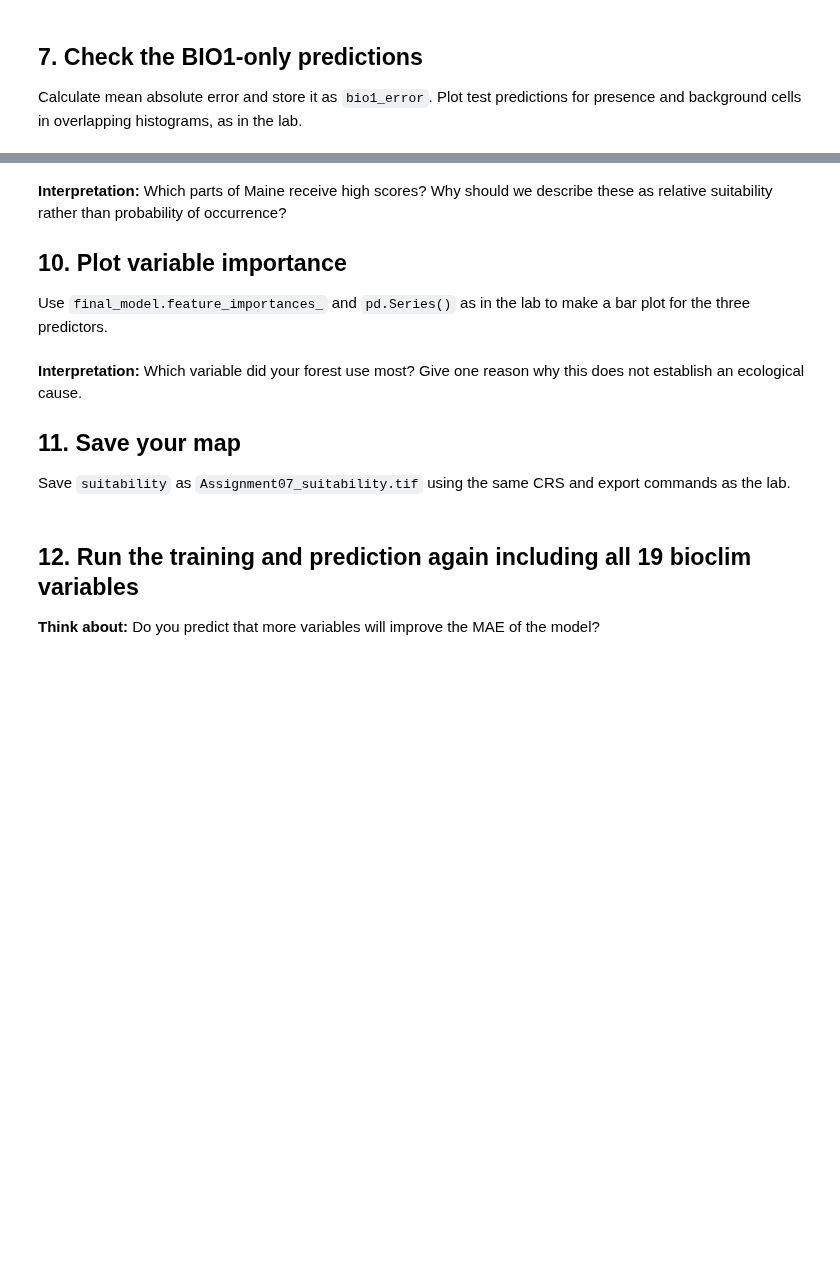
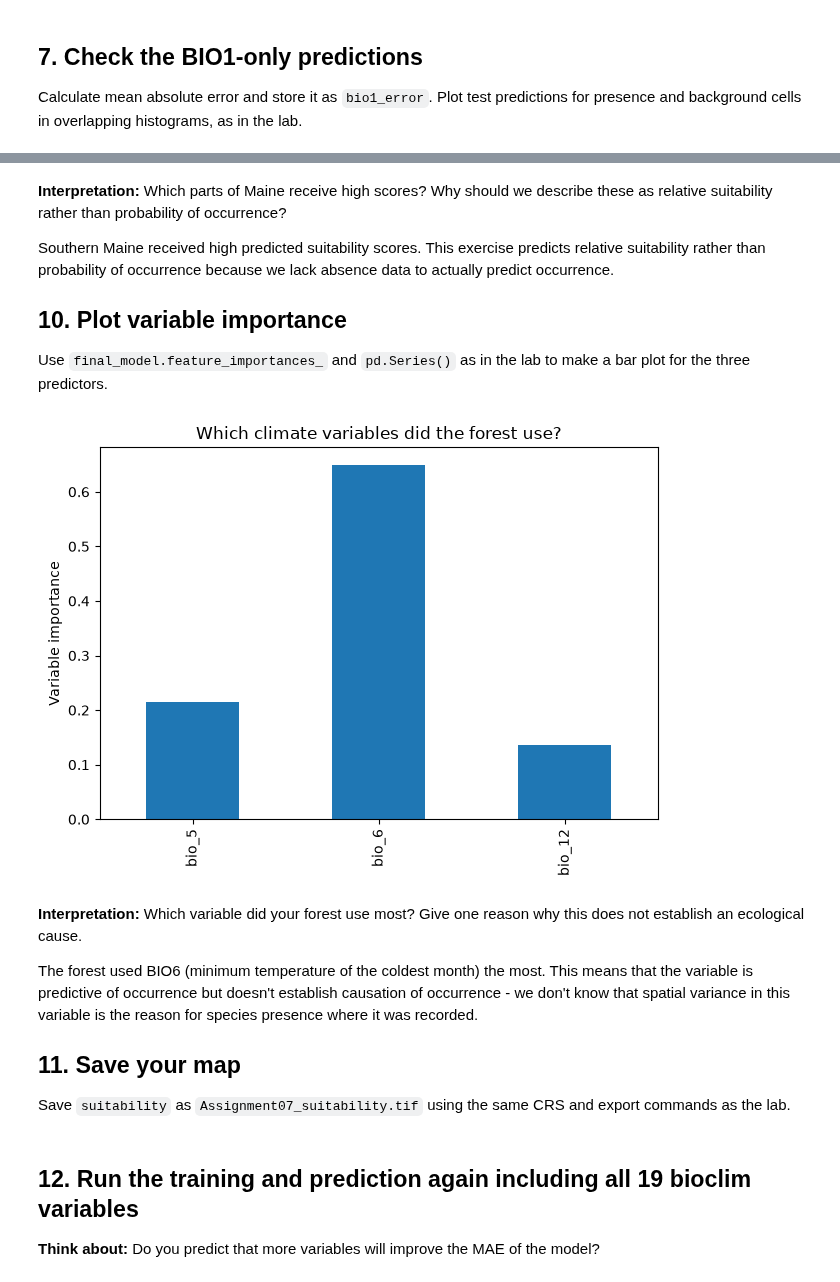
Before and after one commit to relleha/BIO597-SpatialBiodiversity, a Jupyter notebook: docs/assignments/Assignment-07-MachineLearningSDM.ipynb, the cells around one changed output, grey strips where cells are left out. Cells and saved outputs as stored; diff of their text form; code cells hidden in the pictures; blank space fills up the shorter version.

```diff
--- a/docs/assignments/Assignment-07-MachineLearningSDM.ipynb
+++ b/docs/assignments/Assignment-07-MachineLearningSDM.ipynb
@@ -115,13 +286,26 @@ Fit a new `final_model` using all modeling rows and the three predictors. Predic
 # %% [markdown]
 **Interpretation:** Which parts of Maine receive high scores? Why should we describe these as relative suitability rather than probability of occurrence?
+
+Southern Maine received high predicted suitability scores. This exercise predicts relative suitability rather than probability of occurrence because we lack absence data to actually predict occurrence.
+
 
 ## 10. Plot variable importance
 
 Use `final_model.feature_importances_` and `pd.Series()` as in the lab to make a bar plot for the three predictors.
 # %%
 # Make and label a variable-importance plot.
+importance = pd.Series(final_model.feature_importances_, index=features)
+importance.plot.bar()
+plt.ylabel("Variable importance")
+plt.title("Which climate variables did the forest use?")
+plt.tight_layout()
+plt.show()
+# %% [output]
+[figure, added]
 # %% [markdown]
 **Interpretation:** Which variable did your forest use most? Give one reason why this does not establish an ecological cause.
+
+The forest used BIO6 (minimum temperature of the coldest month) the most. This means that the variable is predictive of occurrence but doesn't establish causation of occurrence - we don't know that spatial variance in this variable is the reason for species presence where it was recorded.
 
 ## 11. Save your map
 
```
Also changed, not shown: parts of 21 cells of this notebook, 1 other file.
